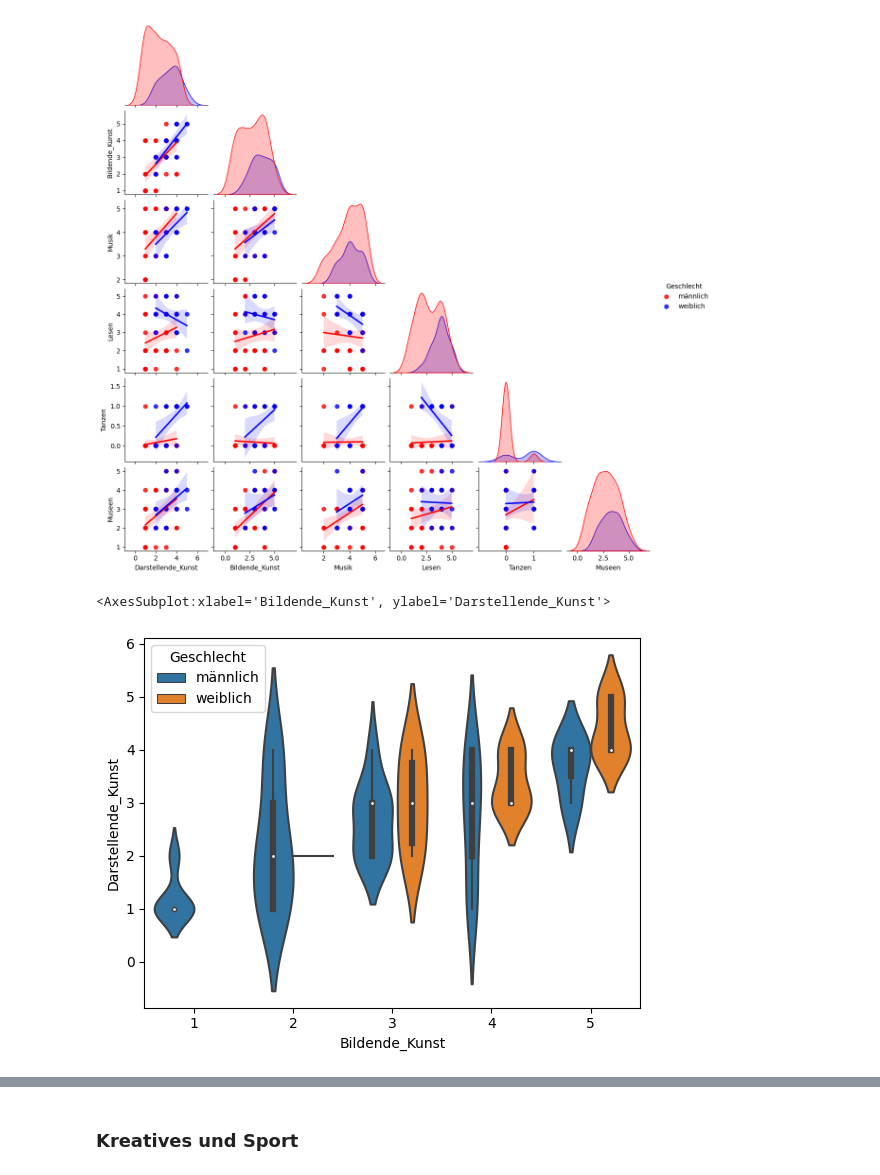
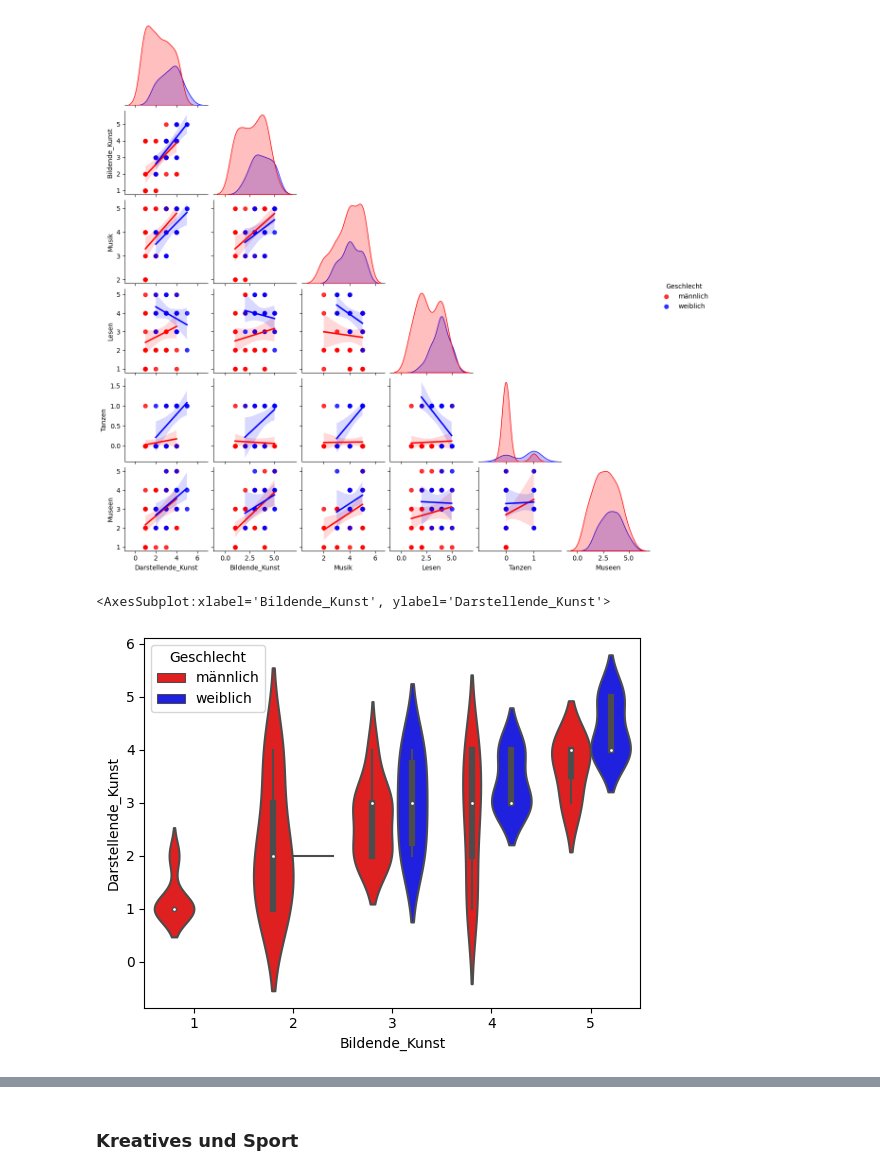
Before and after one commit to JulianCatnip/StudentMatcher, a Jupyter notebook: 02_Korrelationsanalyse.ipynb, the cells around one changed output, grey strips where cells are left out. Drawn from its saved outputs; the diff is of its cells as text; code cells hidden in the pictures.

```diff
--- a/02_Korrelationsanalyse.ipynb
+++ b/02_Korrelationsanalyse.ipynb
@@ -166,7 +166,7 @@ sb.pairplot(
 <seaborn.axisgrid.PairGrid at 0x...>
 [figure]
 # %%
-sb.violinplot(data=data, x="Bildende_Kunst", y="Darstellende_Kunst", hue="Geschlecht")
+sb.violinplot(data=data, x="Bildende_Kunst", y="Darstellende_Kunst", hue="Geschlecht", palette=["red", "blue"])
 # %% [output]
 <AxesSubplot:xlabel='Bildende_Kunst', ylabel='Darstellende_Kunst'>
-[figure, old version]
+[figure, new version]
```
Also changed, not shown: parts of 17 cells of this notebook.
